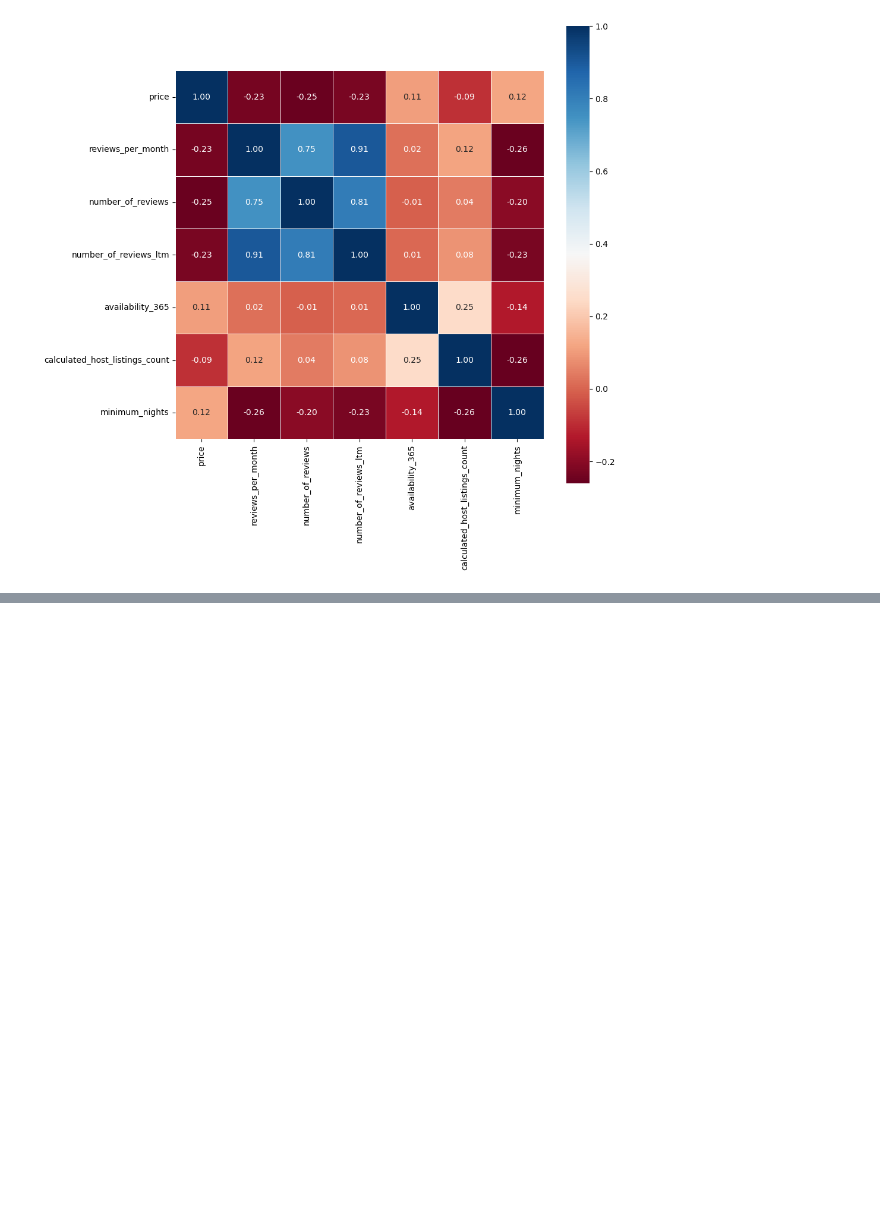
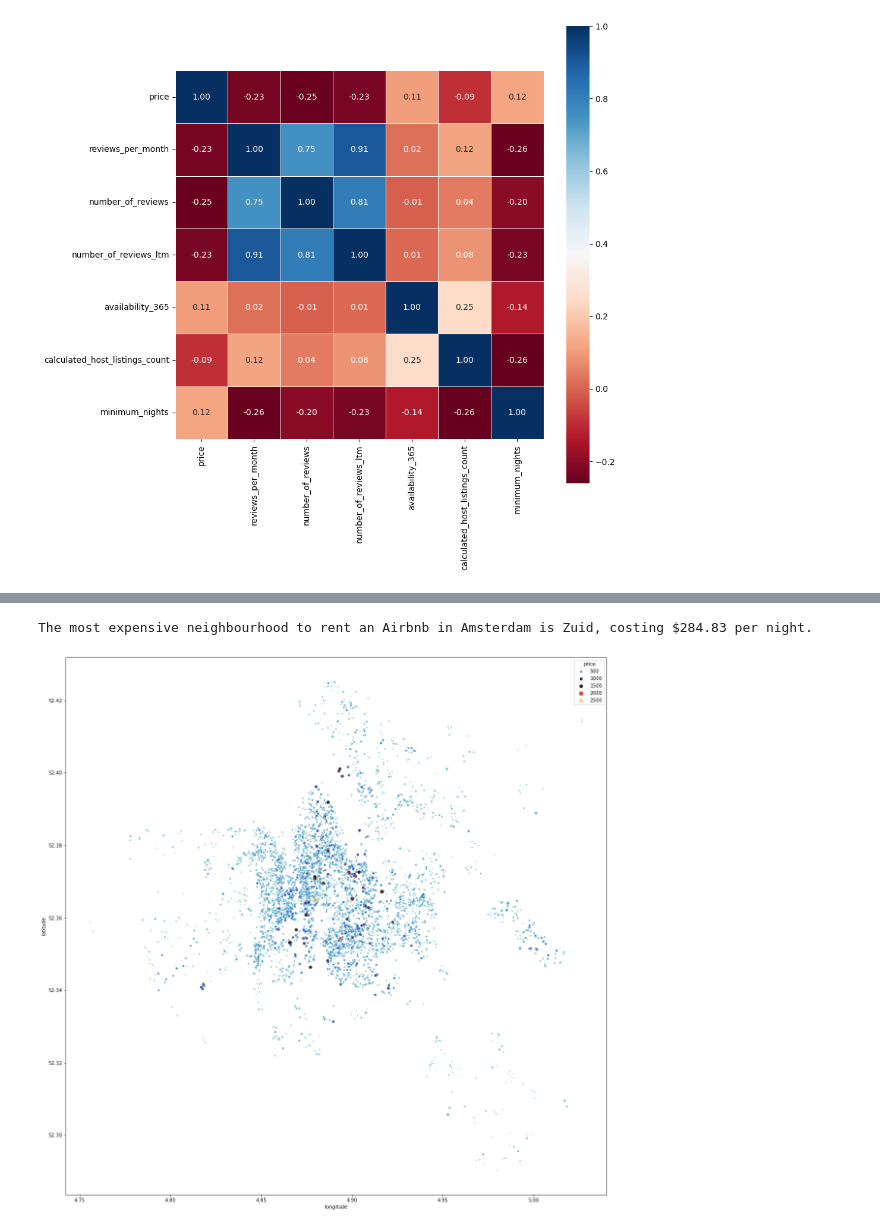
Before and after one commit to pedrohfm/dsnp, a Jupyter notebook: analise-dados-e-pandas/pedrohfm-airbnb-data-analysis-2024.ipynb, the cells around one changed output, grey strips where cells are left out. Saved outputs shown, nothing was run; the diff lists cells and outputs as text; code cells hidden in the pictures; blank space fills up the shorter version.

Commit message:
airbnb amsterdam data analysis

```diff
--- a/analise-dados-e-pandas/pedrohfm-airbnb-data-analysis-2024.ipynb
+++ b/analise-dados-e-pandas/pedrohfm-airbnb-data-analysis-2024.ipynb
@@ -372,0 +466,26 @@ sns.heatmap(correlation,cmap='RdBu',fmt='.2f',square=True,linecolor='white',line
+# %%
+# printing the most expensive neighbourhood in terms of price per night
+neighbourhood_price_per_night = (df_clean.groupby(by=['neighbourhood'],as_index=True)['price']
+ .mean()
+ .sort_values(ascending=False)
+ .round(2)
+ )
+
+print(f"The most expensive neighbourhood to rent an Airbnb in Amsterdam is {neighbourhood_price_per_night.index[0]}, costing ${neighbourhood_price_per_night.iloc[0]} per night.")
+# %% [output]
+The most expensive neighbourhood to rent an Airbnb in Amsterdam is Zuid, costing $284.83 per night.
+# %%
+# plotar os imóveis pela latitude-longitude
+plt.figure(figsize=(20,20),
+           dpi=72,
+           )
+sns.scatterplot(data=df_clean,
+                x='longitude',
+                y='latitude',
+                hue='price',
+                palette='icefire',
+                size='price',
+                sizes=(5,100)
+                );
+# %% [output]
+[figure, added]
```
Also changed, not shown: parts of 48 cells of this notebook, 5 other files.
